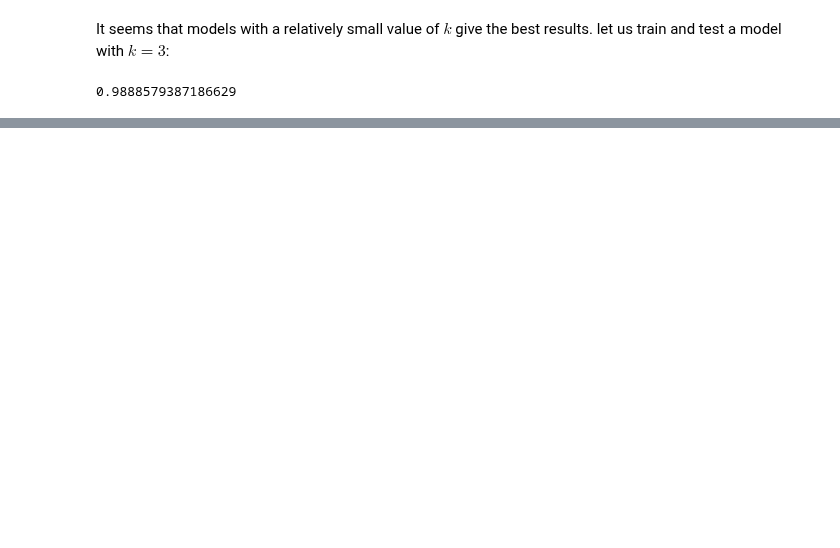
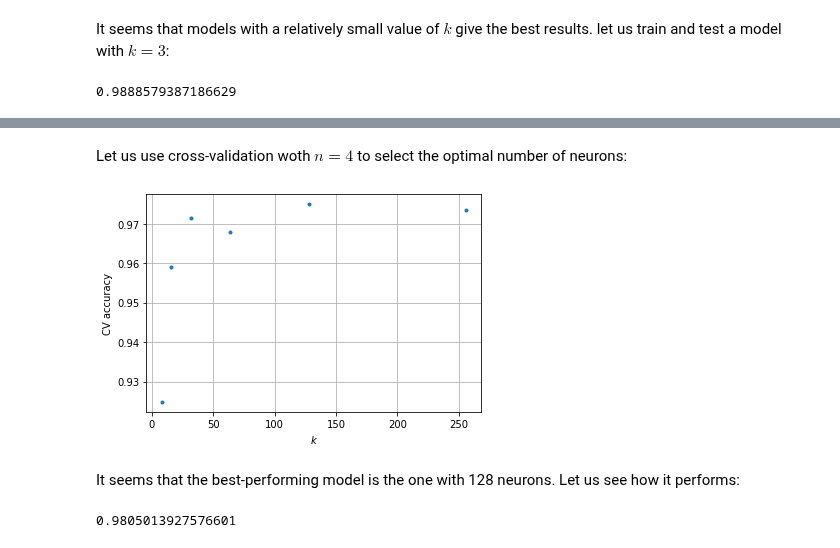
Before and after one commit to FlorentCLMichel/learning_data_science, a Jupyter notebook: Projects_Jupyter/Handwritten_digits.ipynb, the cells around one changed output, grey strips where cells are left out. Drawn from its saved outputs; the diff is of its cells as text; code cells hidden in the pictures; blank space fills up the shorter version.

```diff
--- a/Projects_Jupyter/Handwritten_digits.ipynb
+++ b/Projects_Jupyter/Handwritten_digits.ipynb
@@ -196,0 +203,49 @@ This model has an accuracy close to 99%.
+# %%
+# import the MLPClassifier
+from sklearn.neural_network import MLPClassifier
+
+from sklearn.utils._testing import ignore_warnings
+from sklearn.exceptions import ConvergenceWarning
+
+# decorator to suppress a convergence warning (this warning should be dealt
+# with properly in real-world applications)
+@ignore_warnings(category=ConvergenceWarning)
+def train_P(ks, X, Y, **kwargs):
+    '''
+    Train a percetron and return it.
+
+    Arguments:
+        ks (list): number of neurons for each layer
+        X (array): train data
+        Y (array): train labels
+        kwargs: keywords arguments for the MLPClassifier instance
+    '''
+
+    # flatten each image
+    X = array([x.flatten() for x in X])
+
+    model = MLPClassifier(hidden_layer_sizes=k, **kwargs)
+    model.fit(X, Y)
+    return model
+# %% [markdown]
+Let us use cross-validation woth $n=4$ to select the optimal number of neurons:
+# %%
+list_k = [8, 16, 32, 64, 128, 256]
+
+acc = [crossVal(4, train_P, test_knn, (k,), Xtrain, Ytrain) for k in list_k]
+
+plt.plot(list_k, acc, r'.')
+plt.grid()
+plt.xlabel('$k$')
+plt.ylabel('CV accuracy')
+plt.show()
+# %% [output]
+[figure, added]
+# %% [markdown]
+It seems that the best-performing model is the one with 128 neurons.
+Let us see how it performs:
+# %%
+model = train_P(128, Xtrain, Ytrain)
+test_knn(model, Xtest, Ytest)
+# %% [output]
+0.9805013927576601
```
Also changed, not shown: parts of 15 cells of this notebook.
